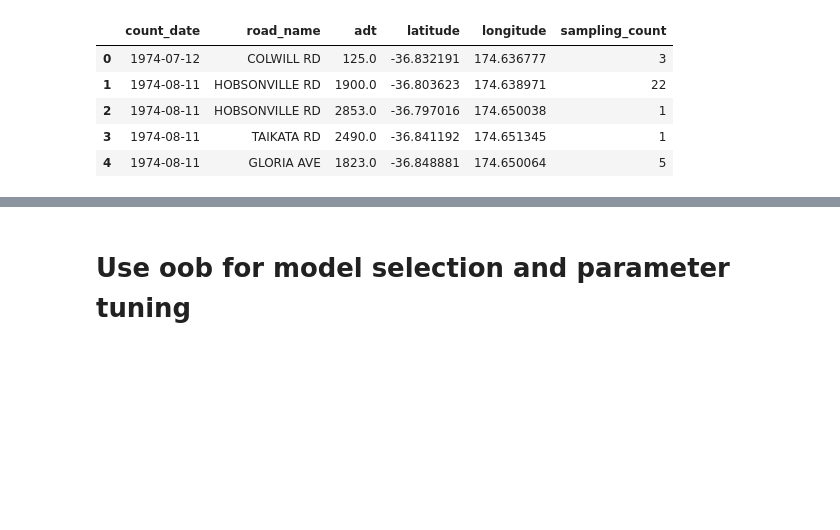
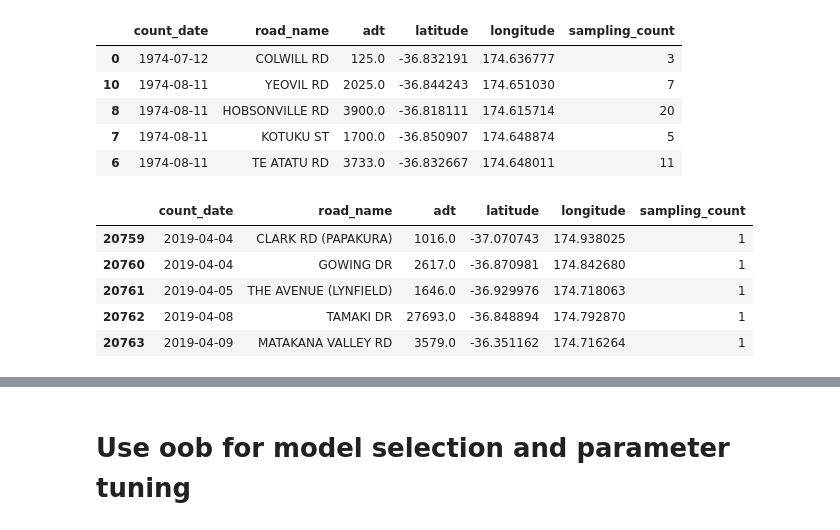
Before and after one commit to klin059/Auckland_traffic_analysis, a Jupyter notebook: 4_feature_engineering.ipynb, the cells around one changed output, grey strips where cells are left out. Cells and saved outputs as stored; diff of their text form; code cells hidden in the pictures; blank space fills up the shorter version.

```diff
--- a/4_feature_engineering.ipynb
+++ b/4_feature_engineering.ipynb
@@ -27,12 +30,20 @@ import sklearn
 # %%
 df = pd.read_csv(r'data/merged_date_v2.csv', parse_dates = ['count_date'])
+df.sort_values(by = "count_date", inplace = True)
 df.head()
+df.tail()
 # %% [output]
 |  | count_date | road_name | adt | latitude | longitude | sampling_count |
 | 0 | 1974-07-12 | COLWILL RD | 125.0 | -36.832191 | 174.636777 | 3 |
-| 1 | 1974-08-11 | HOBSONVILLE RD | 1900.0 | -36.803623 | 174.638971 | 22 |
-| 2 | 1974-08-11 | HOBSONVILLE RD | 2853.0 | -36.797016 | 174.650038 | 1 |
-| 3 | 1974-08-11 | TAIKATA RD | 2490.0 | -36.841192 | 174.651345 | 1 |
-| 4 | 1974-08-11 | GLORIA AVE | 1823.0 | -36.848881 | 174.650064 | 5 |
+| 10 | 1974-08-11 | YEOVIL RD | 2025.0 | -36.844243 | 174.651030 | 7 |
+| 8 | 1974-08-11 | HOBSONVILLE RD | 3900.0 | -36.818111 | 174.615714 | 20 |
+| 7 | 1974-08-11 | KOTUKU ST | 1700.0 | -36.850907 | 174.648874 | 5 |
+| 6 | 1974-08-11 | TE ATATU RD | 3733.0 | -36.832667 | 174.648011 | 11 |
+|  | count_date | road_name | adt | latitude | longitude | sampling_count |
+| 20759 | 2019-04-04 | CLARK RD (PAPAKURA) | 1016.0 | -37.070743 | 174.938025 | 1 |
+| 20760 | 2019-04-04 | GOWING DR | 2617.0 | -36.870981 | 174.842680 | 1 |
+| 20761 | 2019-04-05 | THE AVENUE (LYNFIELD) | 1646.0 | -36.929976 | 174.718063 | 1 |
+| 20762 | 2019-04-08 | TAMAKI DR | 27693.0 | -36.848894 | 174.792870 | 1 |
+| 20763 | 2019-04-09 | MATAKANA VALLEY RD | 3579.0 | -36.351162 | 174.716264 | 1 |
 # %%
 import re
```
Also changed, not shown: parts of 51 cells of this notebook, 15 other files.
